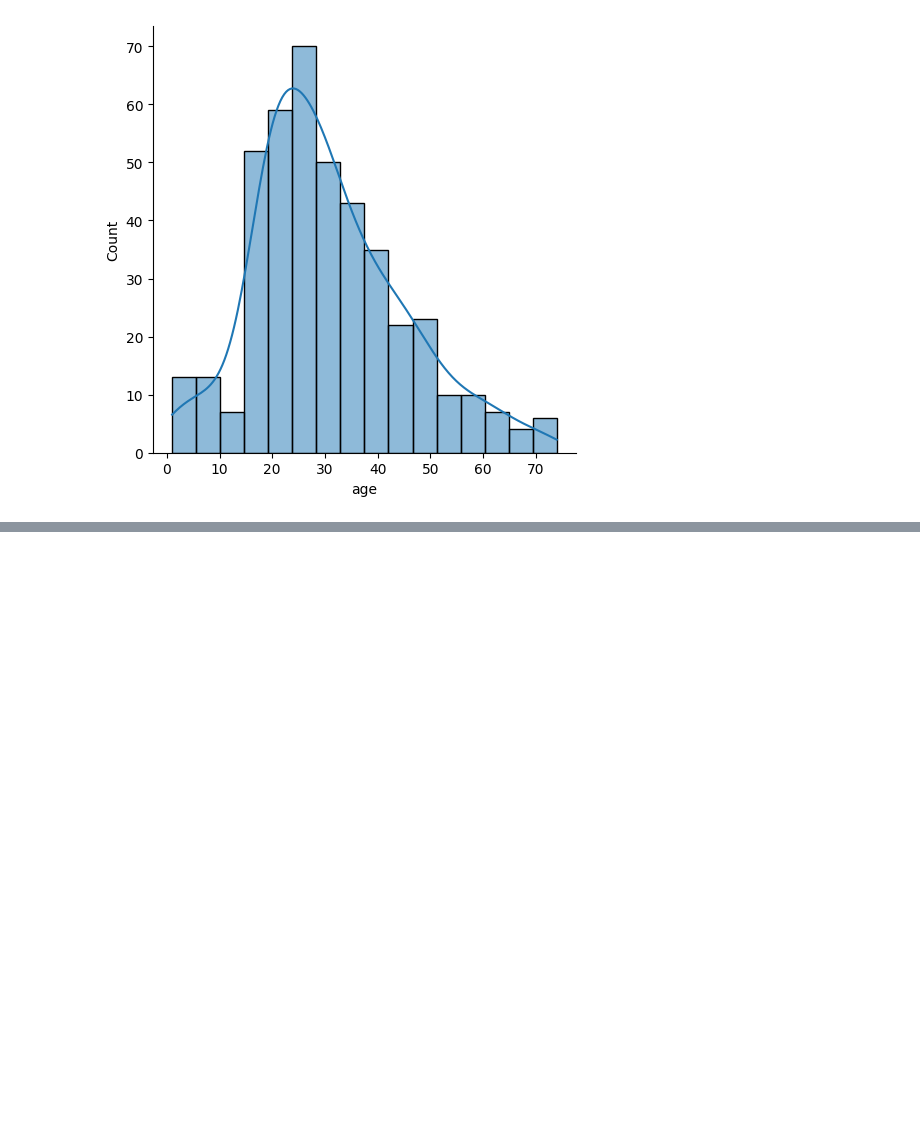
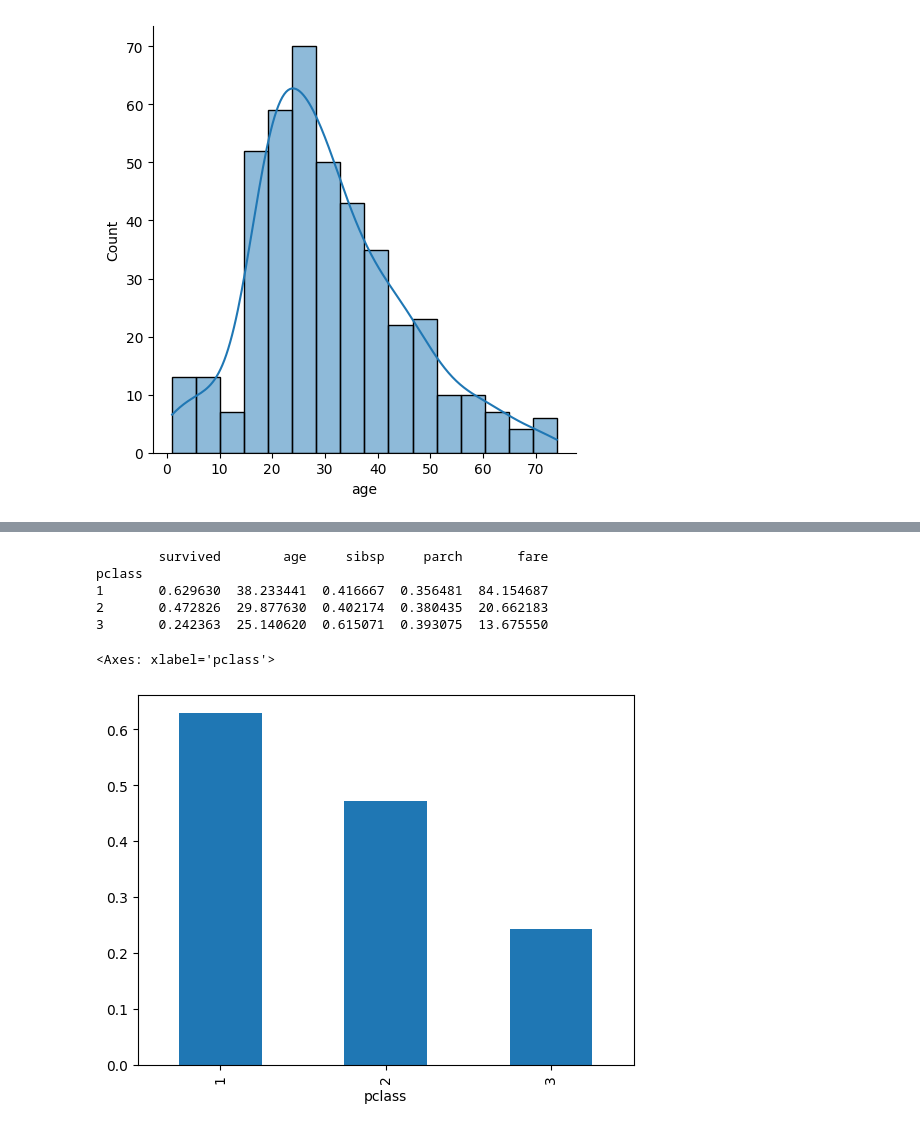
Before and after one commit to jenish2917/Machine-Learning, a Jupyter notebook: Data Fetch.ipynb, the cells around one changed output, grey strips where cells are left out. Drawn from its saved outputs; the diff is of its cells as text; code cells hidden in the pictures; blank space fills up the shorter version.

```diff
--- a/Data Fetch.ipynb
+++ b/Data Fetch.ipynb
@@ -344,0 +380,15 @@ sns.displot(titanic[titanic["survived"] == 0]["age"], kde=True)
+# %%
+titanic_numeric = titanic.select_dtypes(include = ["number"])
+titanic_grouped = titanic_numeric.groupby("pclass").mean()
+print(titanic_grouped)
+# %% [output]
+        survived        age     sibsp     parch       fare
+pclass
+1       0.629630  38.233441  0.416667  0.356481  84.154687
+2       0.472826  29.877630  0.402174  0.380435  20.662183
+3       0.242363  25.140620  0.615071  0.393075  13.675550
+# %%
+titanic_numeric.groupby("pclass").mean()["survived"].plot(kind = "bar")
+# %% [output]
+<Axes: xlabel='pclass'>
+[figure, added]
```
Also changed, not shown: parts of 20 cells of this notebook, 1 other file.
